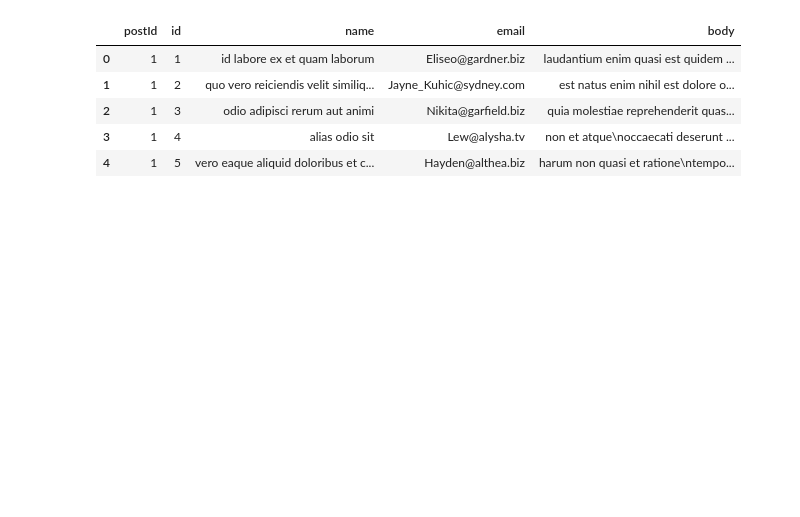
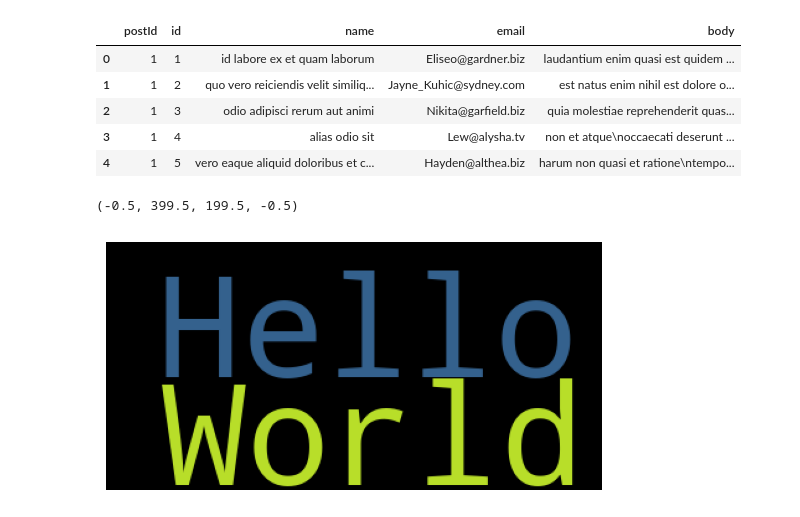
Before and after one commit to TLexYuW/python-java-jupyter-collections, a Jupyter notebook: Python-Related/DemoNB.ipynb, the cells around one changed output. Saved outputs shown, nothing was run; the diff lists cells and outputs as text; code cells hidden in the pictures; blank space fills up the shorter version.

```diff
--- a/Python-Related/DemoNB.ipynb
+++ b/Python-Related/DemoNB.ipynb
@@ -108,3 +105,18 @@ df2.head()
 | 2 | 1 | 3 | odio adipisci rerum aut animi | Nikita@garfield.biz | quia molestiae reprehenderit quas... |
 | 3 | 1 | 4 | alias odio sit | Lew@alysha.tv | non et atque\noccaecati deserunt ... |
 | 4 | 1 | 5 | vero eaque aliquid doloribus et c... | Hayden@althea.biz | harum non quasi et ratione\ntempo... |
+# %%
+import numpy as np
+import matplotlib.pyplot as plt
+import PIL.Image
+from wordcloud import WordCloud
+
+
+text = "Hello World"
+
+wc = WordCloud().generate(text)
+plt.imshow(wc)
+plt.axis("off")
+# %% [output]
+(-0.5, 399.5, 199.5, -0.5)
+[figure, added]
```
Also changed, not shown: parts of 3 cells of this notebook, 23 other files.
